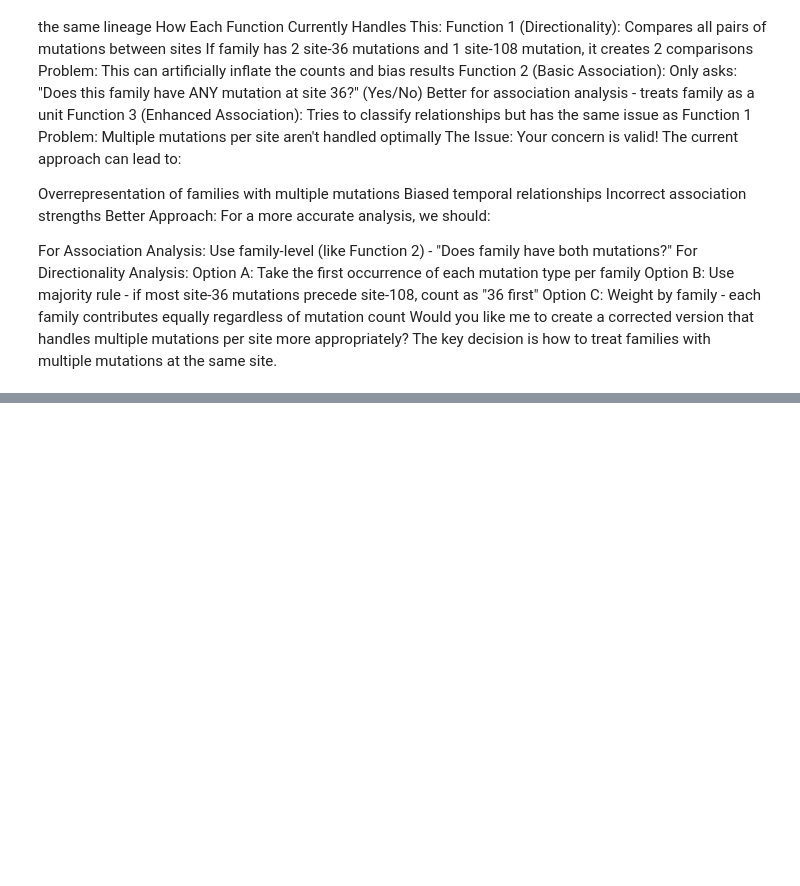
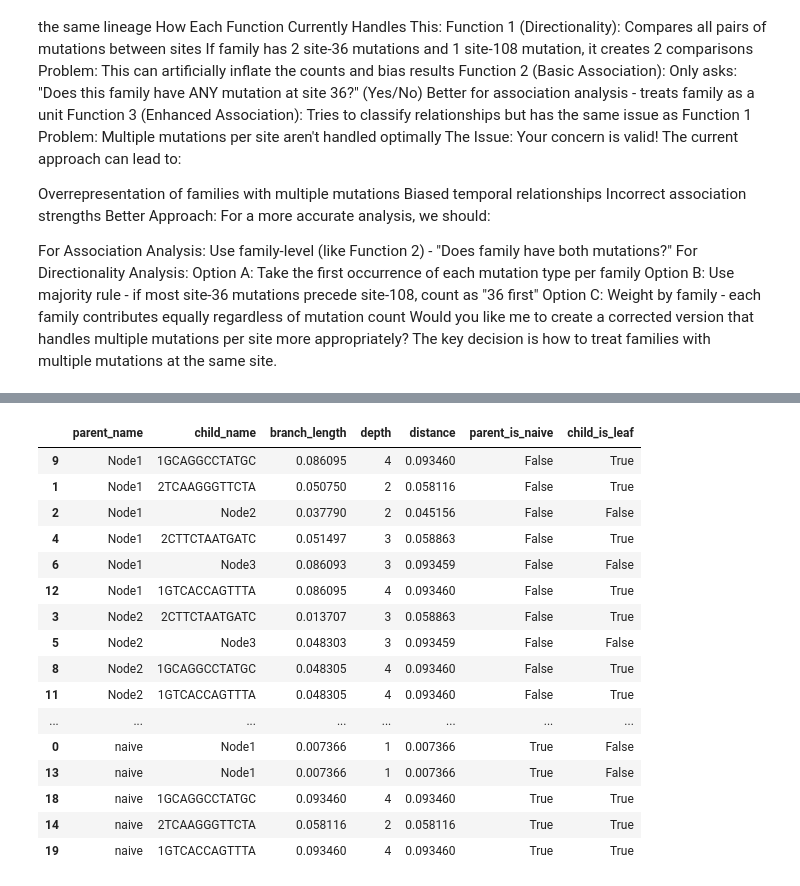
Before and after one commit to matsengrp/dasm-epistasis-experiments, a Jupyter notebook: counts_based_correlation.ipynb, the cells around one changed output, grey strips where cells are left out. Drawn from its saved outputs; the diff is of its cells as text; code cells hidden in the pictures; blank space fills up the shorter version.

```diff
--- a/counts_based_correlation.ipynb
+++ b/counts_based_correlation.ipynb
@@ -1372,0 +1727,21 @@ Would you like me to create a corrected version that handles multiple mutations
+# %%
+coldata_df = pd.DataFrame(coldata)
+coldata_df.sort_values('parent_name')
+# %% [output]
+|  | parent_name | child_name | branch_length | depth | distance | parent_is_naive | child_is_leaf |
+| 9 | Node1 | 1GCAGGCCTATGC | 0.086095 | 4 | 0.093460 | False | True |
+| 1 | Node1 | 2TCAAGGGTTCTA | 0.050750 | 2 | 0.058116 | False | True |
+| 2 | Node1 | Node2 | 0.037790 | 2 | 0.045156 | False | False |
+| 4 | Node1 | 2CTTCTAATGATC | 0.051497 | 3 | 0.058863 | False | True |
+| 6 | Node1 | Node3 | 0.086093 | 3 | 0.093459 | False | False |
+| 12 | Node1 | 1GTCACCAGTTTA | 0.086095 | 4 | 0.093460 | False | True |
+| 3 | Node2 | 2CTTCTAATGATC | 0.013707 | 3 | 0.058863 | False | True |
+| 5 | Node2 | Node3 | 0.048303 | 3 | 0.093459 | False | False |
+| 8 | Node2 | 1GCAGGCCTATGC | 0.048305 | 4 | 0.093460 | False | True |
+| 11 | Node2 | 1GTCACCAGTTTA | 0.048305 | 4 | 0.093460 | False | True |
+| ... | ... | ... | ... | ... | ... | ... | ... |
+| 0 | naive | Node1 | 0.007366 | 1 | 0.007366 | True | False |
+| 13 | naive | Node1 | 0.007366 | 1 | 0.007366 | True | False |
+| 18 | naive | 1GCAGGCCTATGC | 0.093460 | 4 | 0.093460 | True | True |
+| 14 | naive | 2TCAAGGGTTCTA | 0.058116 | 2 | 0.058116 | True | True |
+| 19 | naive | 1GTCACCAGTTTA | 0.093460 | 4 | 0.093460 | True | True |
```
Also changed, not shown: parts of 14 cells of this notebook.
